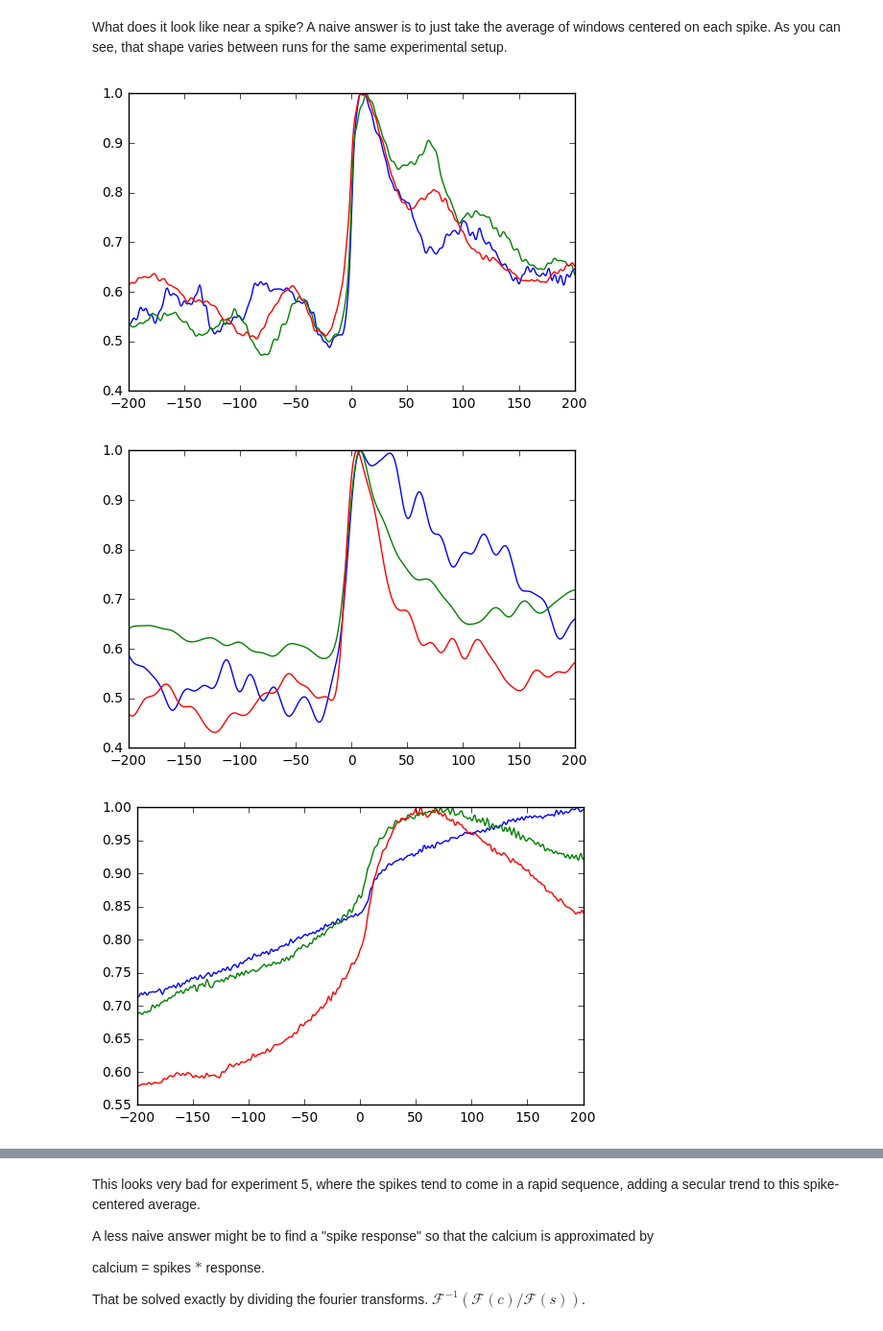
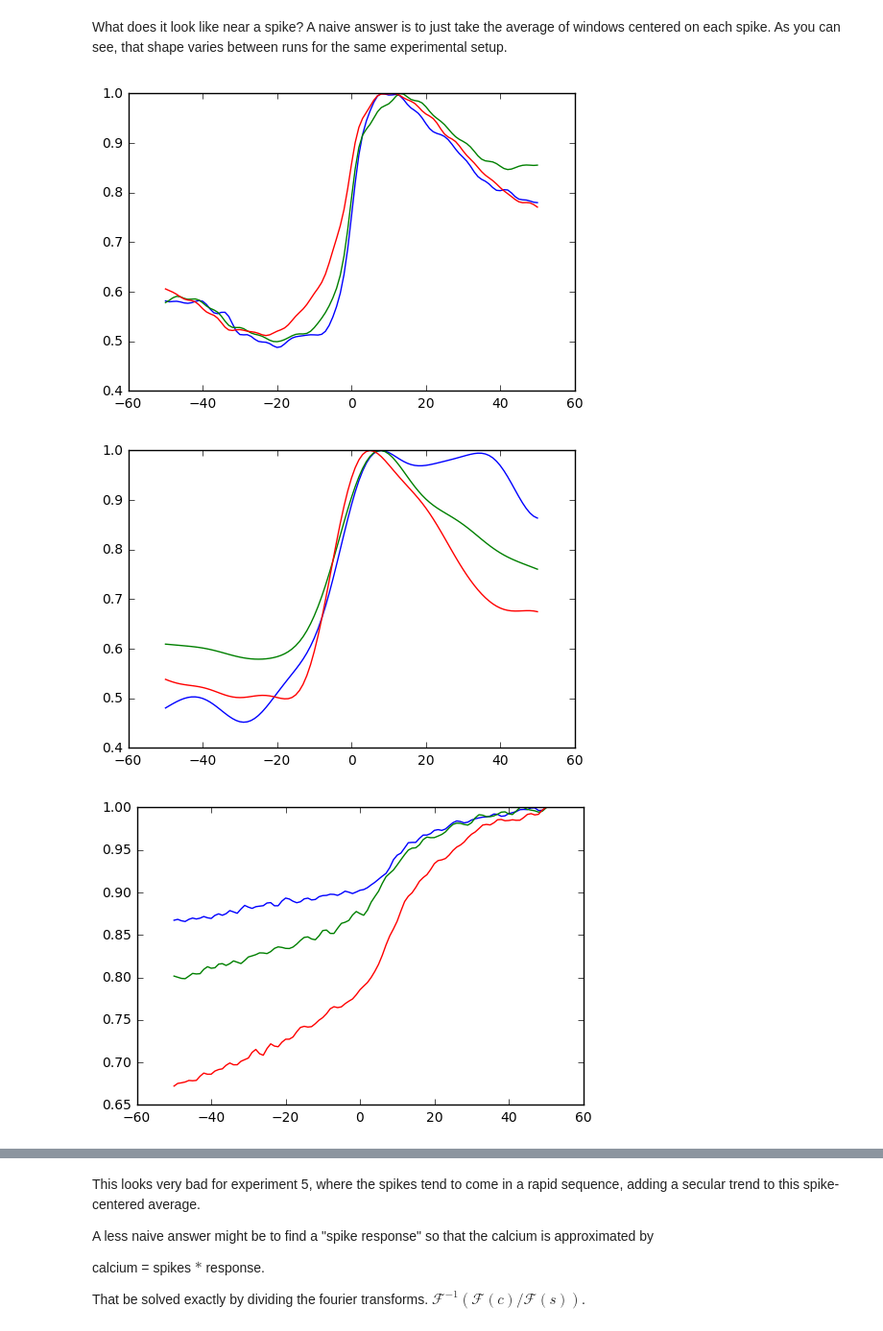
Before and after one commit to batson/spikefinder, a Jupyter notebook: SpikeAnalysis.ipynb, the cells around one changed output, grey strips where cells are left out. Shown at 96% size. Cells and saved outputs as stored; diff of their text form; code cells hidden in the pictures.

```diff
--- a/SpikeAnalysis.ipynb
+++ b/SpikeAnalysis.ipynb
@@ -103,18 +104,18 @@ What does it look like near a spike? A naive answer is to just take the average
 # %%
 for dataset in ['1','2','5','6']:
     for run in ['1','3','6']:
-        window_radius = 200
+        window_radius = 50
         average_signal = np.zeros(2*window_radius + 1)
         spikes_train = spikes_trains[dataset]
         calcium_train = calcium_trains[dataset]
         n = true_len(spikes_train[run])
 
         for i in range(window_radius, n - window_radius):
             if spikes_train[run][i] > 0:
                 average_signal += calcium_train[run][i-window_radius:i+window_radius+1]
         plt.plot(np.arange(-window_radius, window_radius+1), average_signal/np.max(average_signal))
     plt.show()
 # %% [output]
-[figure, old version]
+[figure, new version]
-[figure, old version]
+[figure, new version]
-[figure, old version]
+[figure, new version]
```
Also changed, not shown: parts of 33 cells of this notebook, 1 other file.
